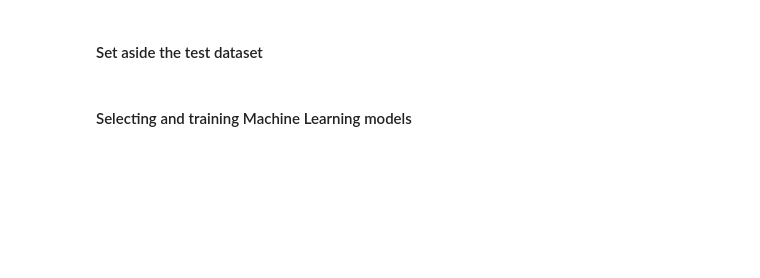
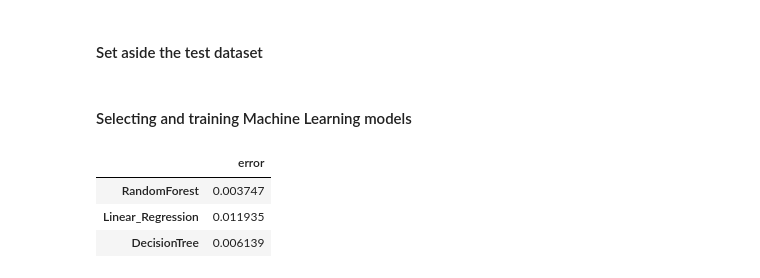
Before and after one commit to HijoBejuco/Time_Series_Predictors, a Jupyter notebook: models.ipynb, the cells around one changed output. Saved outputs shown, nothing was run; the diff lists cells and outputs as text; code cells hidden in the pictures; blank space fills up the shorter version.

```diff
--- a/models.ipynb
+++ b/models.ipynb
@@ -180,3 +180,23 @@ imputed_train_x.columns = train_x.columns
 imputed_test_x.columns = test_x.columns
 # %% [markdown]
 #### Selecting and training Machine Learning models
+# %%
+models = [RandomForestRegressor(random_state=1)
+        , linear_model.LinearRegression()
+        , DecisionTreeRegressor(random_state=1)
+        ]
+errors = []
+
+for model in models:
+
+    predictor = model
+    predictor.fit(imputed_train_x, train_y)
+    predictions = predictor.predict(imputed_test_x)
+    errors.append(mean_absolute_error(test_y, predictions))
+
+pd.DataFrame(errors, ['RandomForest', 'Linear_Regression', 'DecisionTree'], columns = ['error'])
+# %% [output]
+|  | error |
+| RandomForest | 0.003747 |
+| Linear_Regression | 0.011935 |
+| DecisionTree | 0.006139 |
```
Also changed, not shown: parts of 11 cells of this notebook, 6 other files.
